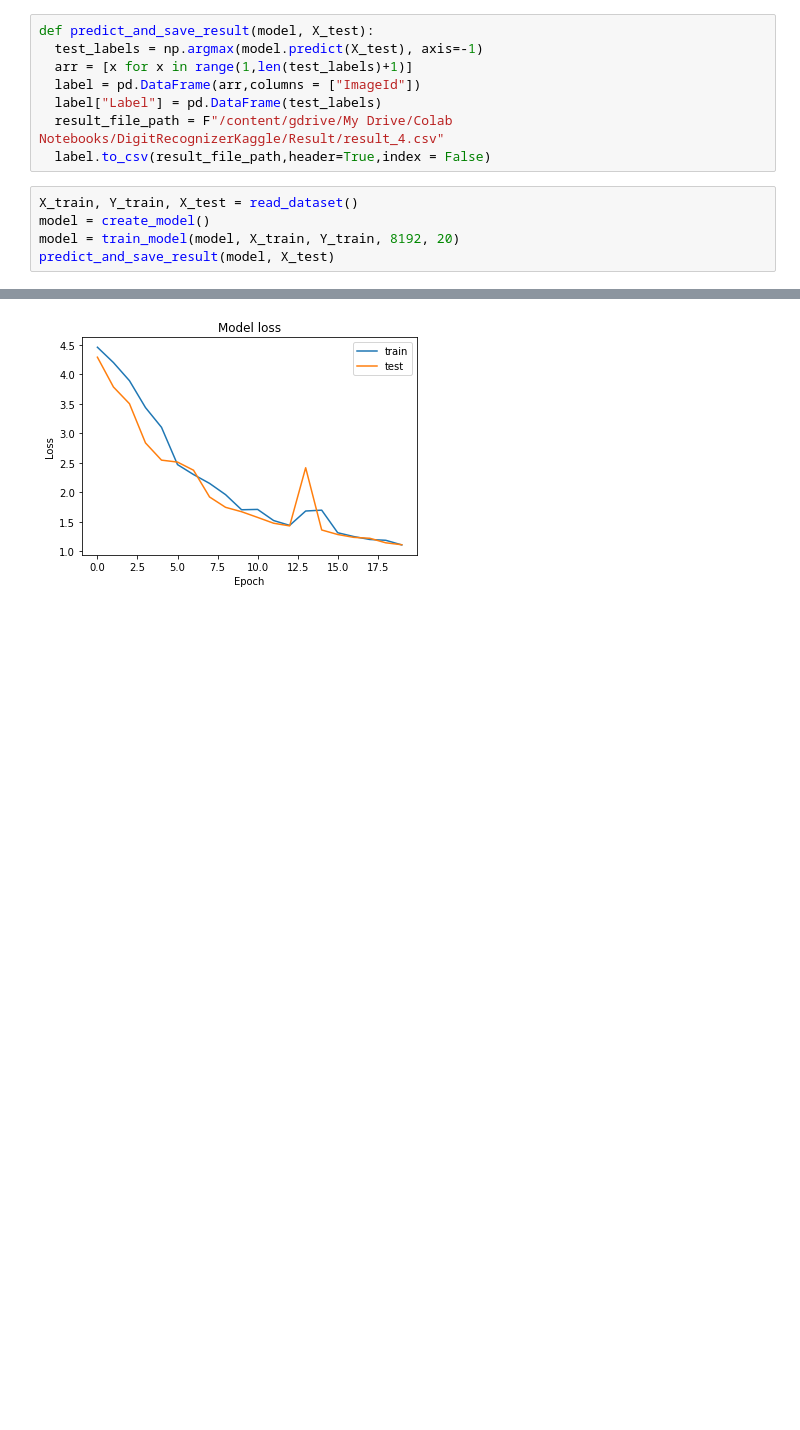
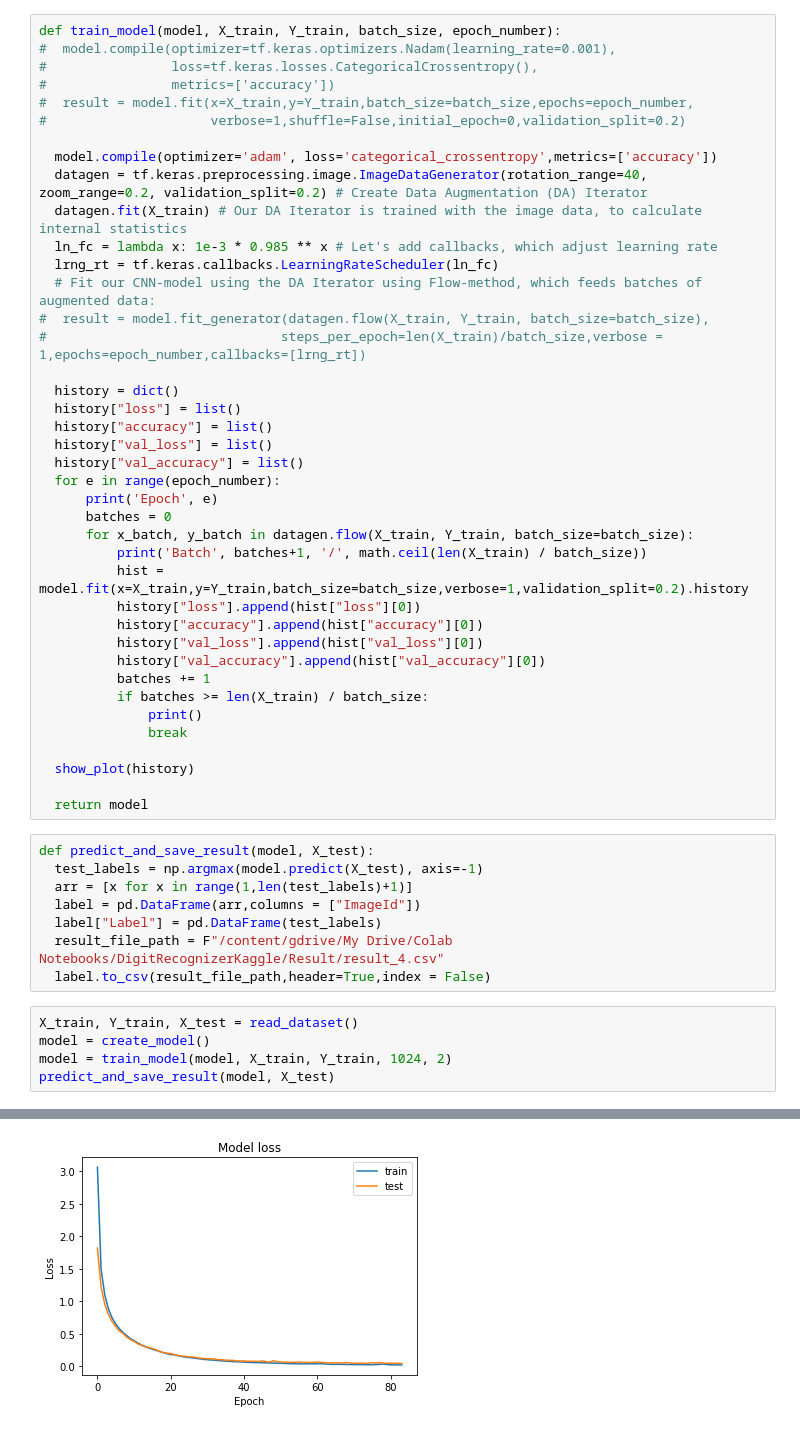
Before and after one commit to NidentalEgor/DigitRecognizerKaggle, a Jupyter notebook: digit_recognizer_kaggle.ipynb, the cells around one changed output, grey strips where cells are left out. Drawn from its saved outputs; the diff is of its cells as text; blank space fills up the shorter version.

Commit message:
Added data augmentation.

```diff
--- a/digit_recognizer_kaggle.ipynb
+++ b/digit_recognizer_kaggle.ipynb
@@ -99,3 +86,43 @@ def train_model(model, X_train, Y_train, batch_size, epoch_number):
+# %%
+def train_model(model, X_train, Y_train, batch_size, epoch_number):
+#  model.compile(optimizer=tf.keras.optimizers.Nadam(learning_rate=0.001),
+#                loss=tf.keras.losses.CategoricalCrossentropy(),
+#                metrics=['accuracy'])
+#  result = model.fit(x=X_train,y=Y_train,batch_size=batch_size,epochs=epoch_number,
+#                     verbose=1,shuffle=False,initial_epoch=0,validation_split=0.2)
+
+  model.compile(optimizer='adam', loss='categorical_crossentropy',metrics=['accuracy'])
+  datagen = tf.keras.preprocessing.image.ImageDataGenerator(rotation_range=40, zoom_range=0.2, validation_split=0.2) # Create Data Augmentation (DA) Iterator
+  datagen.fit(X_train) # Our DA Iterator is trained with the image data, to calculate internal statistics
+  ln_fc = lambda x: 1e-3 * 0.985 ** x # Let's add callbacks, which adjust learning rate
+  lrng_rt = tf.keras.callbacks.LearningRateScheduler(ln_fc)
+  # Fit our CNN-model using the DA Iterator using Flow-method, which feeds batches of augmented data:
+#  result = model.fit_generator(datagen.flow(X_train, Y_train, batch_size=batch_size),
+#                              steps_per_epoch=len(X_train)/batch_size,verbose = 1,epochs=epoch_number,callbacks=[lrng_rt])
+
+  history = dict()
+  history["loss"] = list()
+  history["accuracy"] = list()
+  history["val_loss"] = list()
+  history["val_accuracy"] = list()
+  for e in range(epoch_number):
+      print('Epoch', e)
+      batches = 0
+      for x_batch, y_batch in datagen.flow(X_train, Y_train, batch_size=batch_size):
+          print('Batch', batches+1, '/', math.ceil(len(X_train) / batch_size))
+          hist = model.fit(x=X_train,y=Y_train,batch_size=batch_size,verbose=1,validation_split=0.2).history
+          history["loss"].append(hist["loss"][0])
+          history["accuracy"].append(hist["accuracy"][0])
+          history["val_loss"].append(hist["val_loss"][0])
+          history["val_accuracy"].append(hist["val_accuracy"][0])
+          batches += 1
+          if batches >= len(X_train) / batch_size:
+              print()
+              break
+
+  show_plot(history)
+
+  return model
 # %%
 def predict_and_save_result(model, X_test):
   test_labels = np.argmax(model.predict(X_test), axis=-1)
@@ -107,7 +134,7 @@ def predict_and_save_result(model, X_test):
 # %%
 X_train, Y_train, X_test = read_dataset()
 model = create_model()
-model = train_model(model, X_train, Y_train, 8192, 20)
+model = train_model(model, X_train, Y_train, 1024, 2)
 predict_and_save_result(model, X_test)
 # %% [output]
 loaded
@@ -131 +158 @@ Epoch 20/20
-[figure, old version]
+[figure, new version]
```
Also changed, not shown: parts of 6 cells of this notebook.
